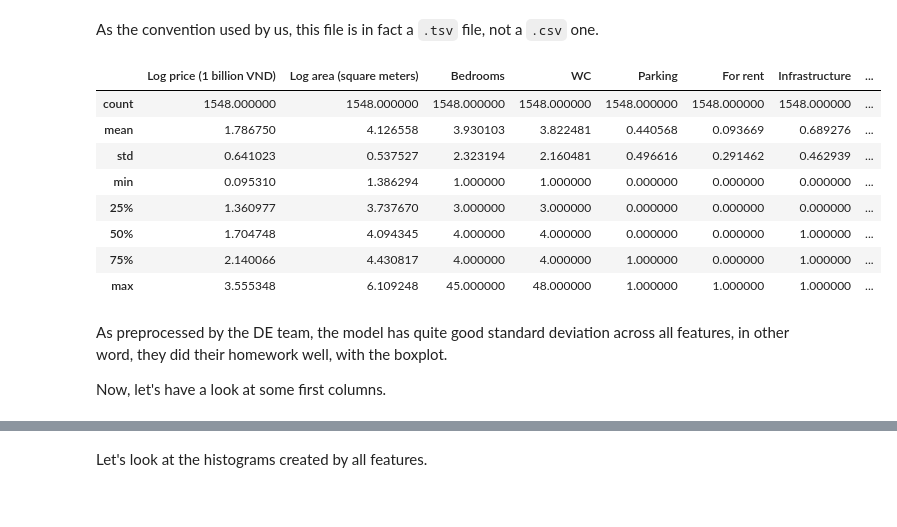
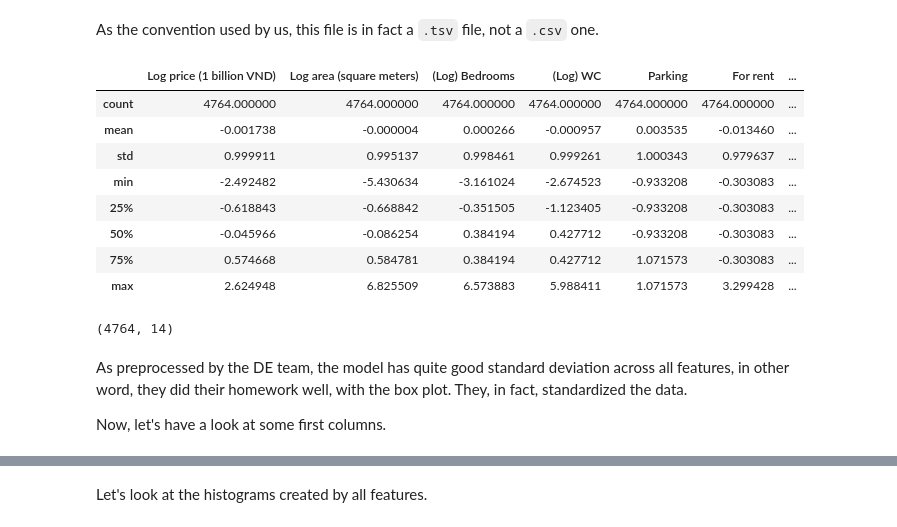
Before and after one commit to tandao0909/intro-to-ds-project, a Jupyter notebook: train/train.ipynb, the cells around one changed output, grey strips where cells are left out. Drawn from its saved outputs; the diff is of its cells as text; code cells hidden in the pictures.

```diff
--- a/train/train.ipynb
+++ b/train/train.ipynb
@@ -15,19 +12,20 @@ from train import calculate_r_squared, scale_data
 from train import print_ols_summary, process_data_using_vif
 # %% [markdown]
 # Loading data and do some quick checks
+# %%
+train_path = "../data/train_set_scaled.csv"
 # %% [markdown]
 As the convention used by us, this file is in fact a `.tsv` file, not a `.csv` one.
 # %%
-data = pd.read_csv('~/Downloads/train_set.csv', sep='\t')
-data.drop("ID", axis=1, inplace=True)
+data = pd.read_csv(train_path, sep='\t', index_col=0)
 data.describe()
 # %% [output]
-|  | Log price (1 billion VND) | Log area (square meters) | Bedrooms | WC | Parking | For rent | Infrastructure | ... |
-| count | 1548.000000 | 1548.000000 | 1548.000000 | 1548.000000 | 1548.000000 | 1548.000000 | 1548.000000 | ... |
-| mean | 1.786750 | 4.126558 | 3.930103 | 3.822481 | 0.440568 | 0.093669 | 0.689276 | ... |
-| std | 0.641023 | 0.537527 | 2.323194 | 2.160481 | 0.496616 | 0.291462 | 0.462939 | ... |
-| min | 0.095310 | 1.386294 | 1.000000 | 1.000000 | 0.000000 | 0.000000 | 0.000000 | ... |
-| 25% | 1.360977 | 3.737670 | 3.000000 | 3.000000 | 0.000000 | 0.000000 | 0.000000 | ... |
-| 50% | 1.704748 | 4.094345 | 4.000000 | 4.000000 | 0.000000 | 0.000000 | 1.000000 | ... |
-| 75% | 2.140066 | 4.430817 | 4.000000 | 4.000000 | 1.000000 | 0.000000 | 1.000000 | ... |
-| max | 3.555348 | 6.109248 | 45.000000 | 48.000000 | 1.000000 | 1.000000 | 1.000000 | ... |
+|  | Log price (1 billion VND) | Log area (square meters) | (Log) Bedrooms | (Log) WC | Parking | For rent | ... |
+| count | 4764.000000 | 4764.000000 | 4764.000000 | 4764.000000 | 4764.000000 | 4764.000000 | ... |
+| mean | -0.001738 | -0.000004 | 0.000266 | -0.000957 | 0.003535 | -0.013460 | ... |
+| std | 0.999911 | 0.995137 | 0.998461 | 0.999261 | 1.000343 | 0.979637 | ... |
+| min | -2.492482 | -5.430634 | -3.161024 | -2.674523 | -0.933208 | -0.303083 | ... |
+| 25% | -0.618843 | -0.668842 | -0.351505 | -1.123405 | -0.933208 | -0.303083 | ... |
+| 50% | -0.045966 | -0.086254 | 0.384194 | 0.427712 | -0.933208 | -0.303083 | ... |
+| 75% | 0.574668 | 0.584781 | 0.384194 | 0.427712 | 1.071573 | -0.303083 | ... |
+| max | 2.624948 | 6.825509 | 6.573883 | 5.988411 | 1.071573 | 3.299428 | ... |
@@ -41,5 +32,9 @@ data = scale_data(data)
+# %%
+data.shape
+# %% [output]
+(4764, 14)
 # %% [markdown]
-As preprocessed by the DE team, the model has quite good standard deviation across all features, in other word, they did their homework well, with the boxplot.
+As preprocessed by the DE team, the model has quite good standard deviation across all features, in other word, they did their homework well, with the box plot. They, in fact, standardized the data.
 
 Now, let's have a look at some first columns.
 # %%
```
Also changed, not shown: parts of 43 cells of this notebook, 3 other files.
